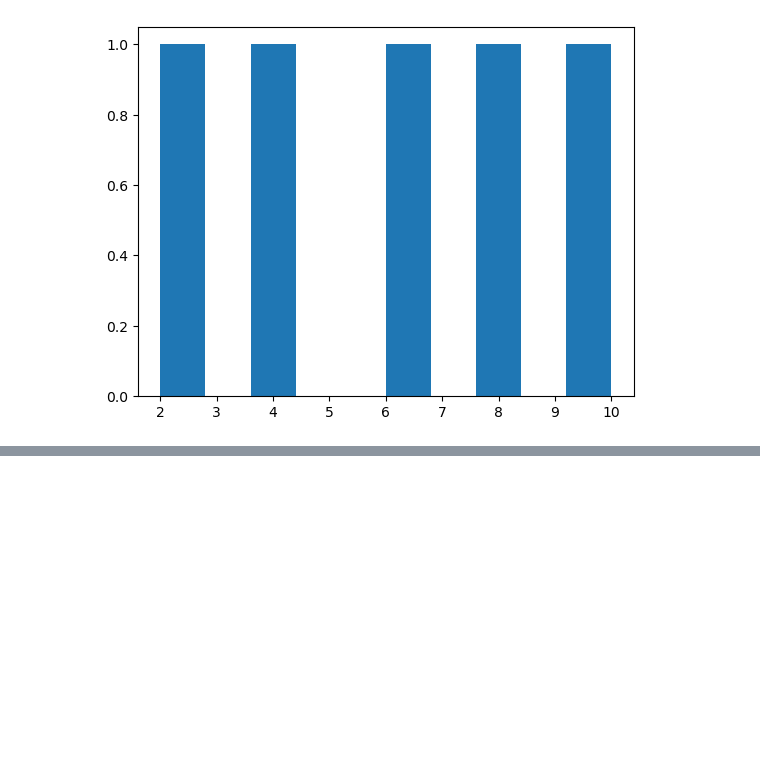
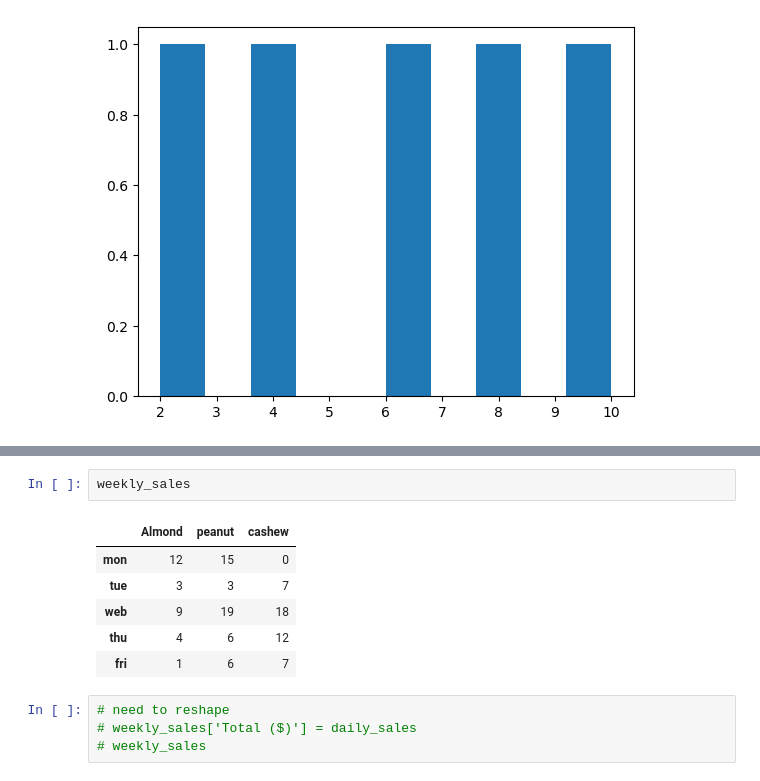
Before and after one commit to Aliabdo6/pandas-Numpy, a Jupyter notebook: NumPy/numpyy.ipynb, the cells around one changed output, grey strips where cells are left out. Drawn from its saved outputs; the diff is of its cells as text; blank space fills up the shorter version.

```diff
--- a/NumPy/numpyy.ipynb
+++ b/NumPy/numpyy.ipynb
@@ -505,0 +733,13 @@ plt.show()
+# %%
+weekly_sales
+# %% [output]
+|  | Almond | peanut | cashew |
+| mon | 12 | 15 | 0 |
+| tue | 3 | 3 | 7 |
+| web | 9 | 19 | 18 |
+| thu | 4 | 6 | 12 |
+| fri | 1 | 6 | 7 |
+# %%
+# need to reshape
+# weekly_sales['Total ($)'] = daily_sales
+# weekly_sales
```
Also changed, not shown: parts of 76 cells of this notebook, 1 other file.
